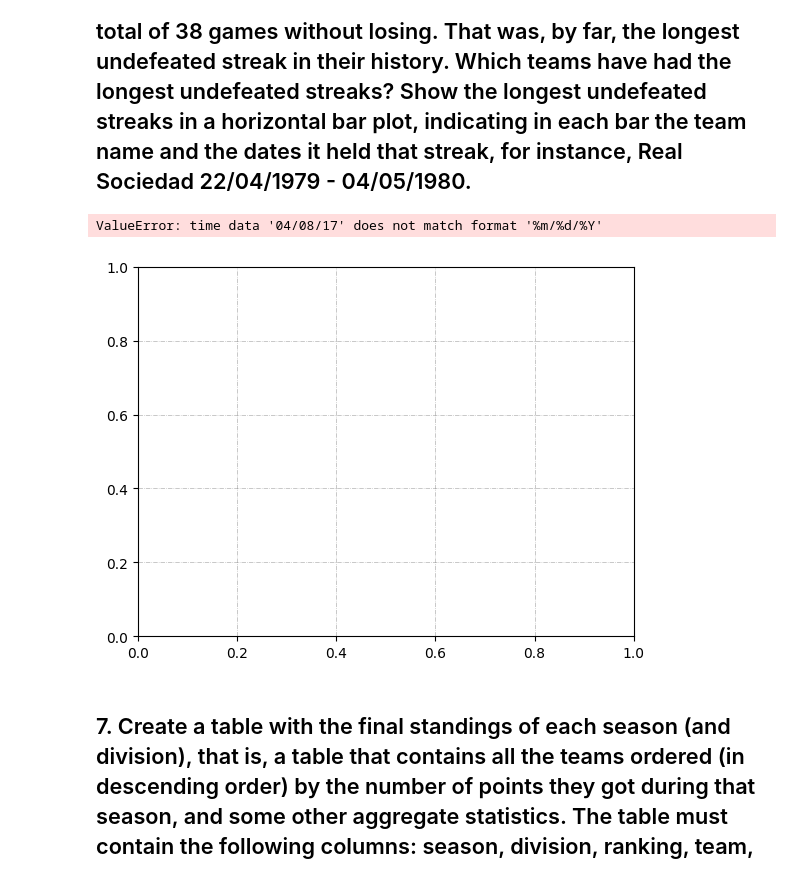
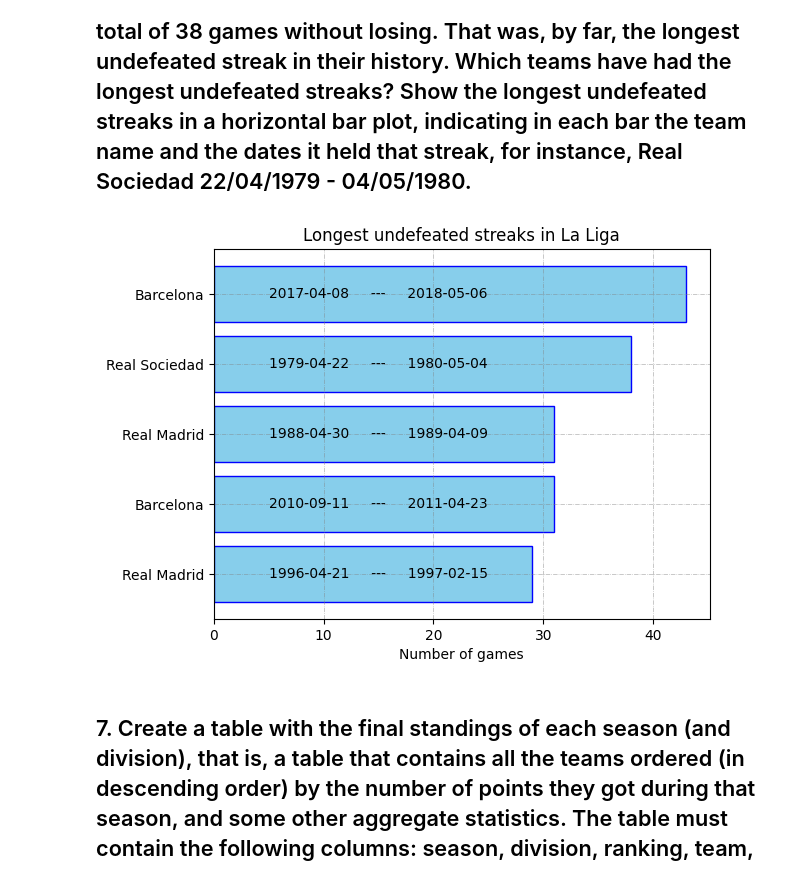
Before and after one commit to MellacE98/LaQuinielaUAB, a Jupyter notebook: LaLigaDataAnalysis.ipynb, the cells around one changed output. Saved outputs shown, nothing was run; the diff lists cells and outputs as text; code cells hidden in the pictures.

```diff
--- a/LaLigaDataAnalysis.ipynb
+++ b/LaLigaDataAnalysis.ipynb
@@ -416,28 +416,29 @@ team_streaks = pd.DataFrame(team_streaks)
 # %%
 top_streaks = team_streaks.sort_values(by=['streak'], ascending=False)[:5].copy()
 
 fig, ax = plt.subplots()
 
 ax.grid(visible= True, color ='grey', linestyle ='-.', linewidth = 0.5, alpha = 0.6)
 
 teams = list(top_streaks['team'].values)
 y_pos = np.arange(len(teams))
 values = list(top_streaks['streak'].values)
 ini_dates = list(top_streaks['initial_date'].values)
 ini_dates = [datetime.datetime.strptime(i, '%m/%d/%y').date() for i in ini_dates]
 end_dates = list(top_streaks['ending_date'].values)
 end_dates = [datetime.datetime.strptime(i, '%m/%d/%y').date() for i in end_dates]
 
 ax.barh(y_pos, values, align='center', color = "skyblue", ec = "blue", lw = 1)
 for i, bar in enumerate(ax.patches):
-    ax.text(5.0, bar.get_y()+bar.get_height()/2, str(ini_dates[i])+'     -     '+str(end_dates[i]), color='black', ha='left', va='center')
+    ax.text(5.0, bar.get_y()+bar.get_height()/2, str(ini_dates[i])+'     ---     '+str(end_dates[i]), color='black', ha='left', va='center')
 ax.set_yticks(y_pos, labels=teams)
 ax.invert_yaxis()
 ax.set_xlabel('Number of games')
 ax.set_title('Longest undefeated streaks in La Liga')
+
+plt.show()
 # %% [output]
-ValueError: time data '04/08/17' does not match format '%m/%d/%Y'
-[figure, old version]
+[figure, new version]
 # %% [markdown]
 ## 7.  Create a table with the final standings of each season (and division), that is, a table that contains all the teams ordered (in descending order) by the number of points they got during that season, and some other aggregate statistics. The table must contain the following columns: season, division, ranking, team, GF (total goals scored), GA (total goals conceded), GD (goals difference), W (total wins), L (total loses), T (total ties), Pts (points). Remember that, in football, you earn 3 points per victory, and 1 point per tie (none for loses). In case two teams have same number of points, order by GD (descending), and then by GF (also descending). Order the table so that standings of one season come before standings of previous one, and standings of 1st division come before standings of 2nd division. Save the final table in Excel with the name SeasonStandings.xlsx in the reports/ folder.
 # %%
```
Also changed, not shown: parts of 11 cells of this notebook.
